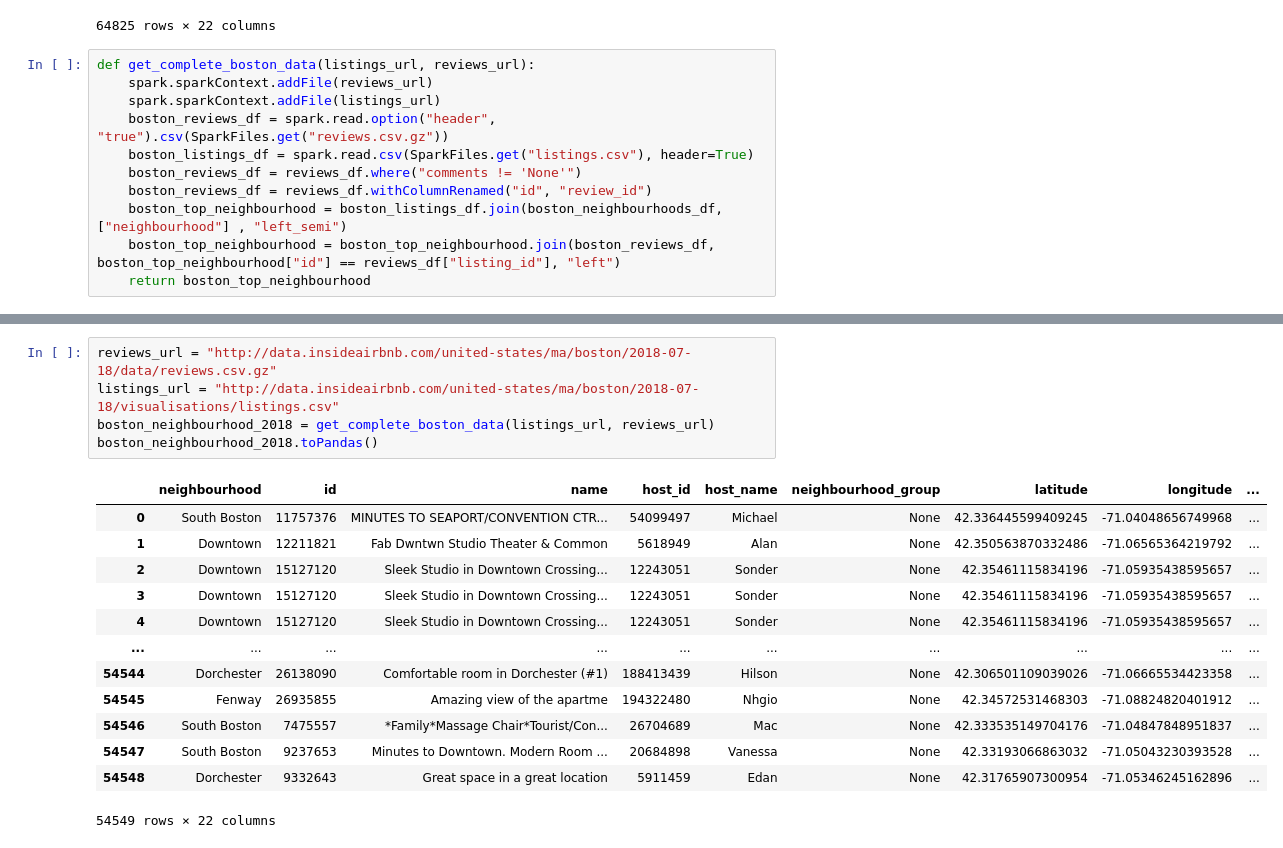
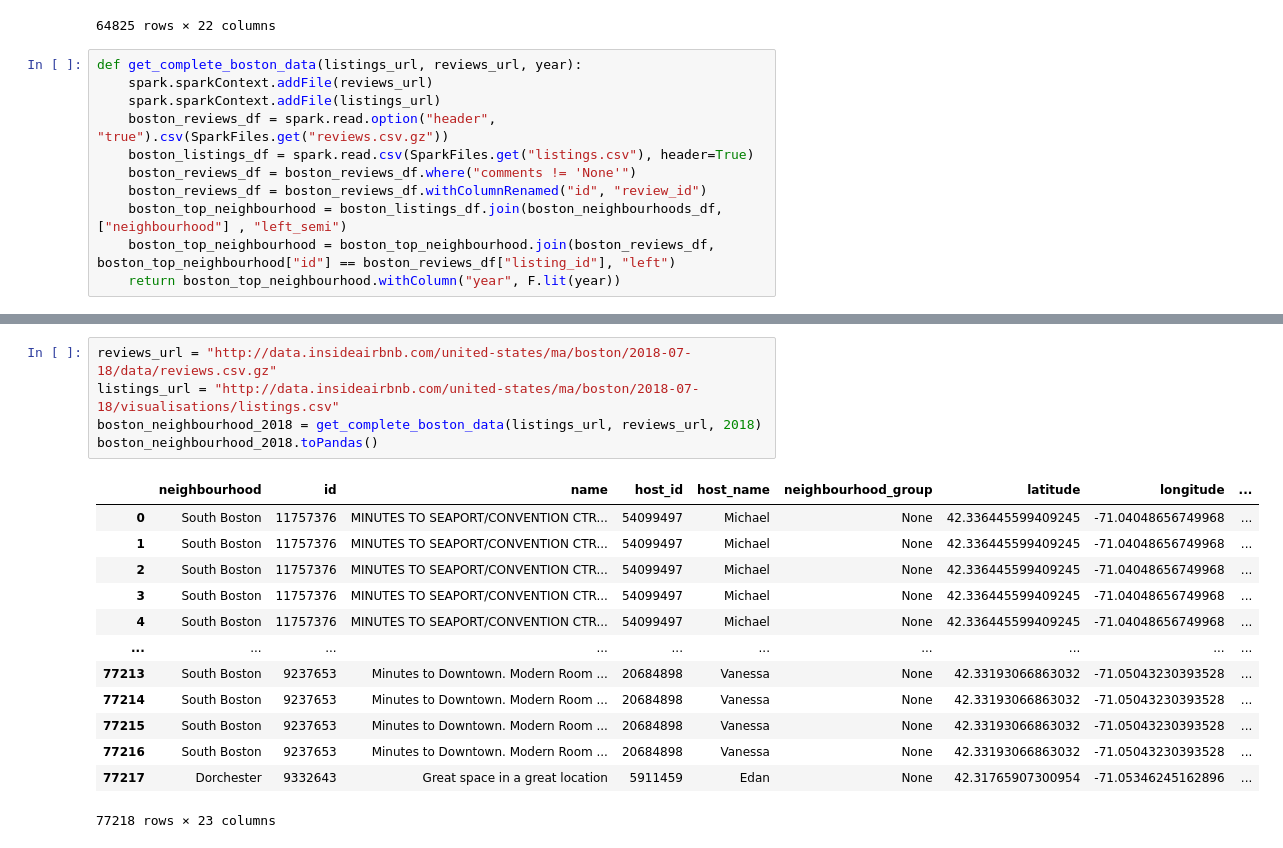
Before and after one commit to aditya-prasad-projects/Airbnb, a Jupyter notebook: test.ipynb, the cells around one changed output, grey strips where cells are left out. Drawn from its saved outputs; the diff is of its cells as text.

```diff
--- a/test.ipynb
+++ b/test.ipynb
@@ -286,16 +286,16 @@ boston_top_neighbourhood.toPandas()
 | 64824 | Allston | 38131632 | Gorgeous space in vibrant area, s... | 18110188 | Cindy | None | 42.35192 | -71.12404 | ... |
 64825 rows × 22 columns
 # %%
-def get_complete_boston_data(listings_url, reviews_url):
+def get_complete_boston_data(listings_url, reviews_url, year):
     spark.sparkContext.addFile(reviews_url)
     spark.sparkContext.addFile(listings_url)
     boston_reviews_df = spark.read.option("header", "true").csv(SparkFiles.get("reviews.csv.gz"))
     boston_listings_df = spark.read.csv(SparkFiles.get("listings.csv"), header=True)
-    boston_reviews_df = reviews_df.where("comments != 'None'")
-    boston_reviews_df = reviews_df.withColumnRenamed("id", "review_id")
+    boston_reviews_df = boston_reviews_df.where("comments != 'None'")
+    boston_reviews_df = boston_reviews_df.withColumnRenamed("id", "review_id")
     boston_top_neighbourhood = boston_listings_df.join(boston_neighbourhoods_df, ["neighbourhood"] , "left_semi")
-    boston_top_neighbourhood = boston_top_neighbourhood.join(boston_reviews_df, boston_top_neighbourhood["id"] == reviews_df["listing_id"], "left")
-    return boston_top_neighbourhood
+    boston_top_neighbourhood = boston_top_neighbourhood.join(boston_reviews_df, boston_top_neighbourhood["id"] == boston_reviews_df["listing_id"], "left")
+    return boston_top_neighbourhood.withColumn("year", F.lit(year))
 # %%
 reviews_url = "http://data.insideairbnb.com/united-states/ma/boston/2020-06-10/data/reviews.csv.gz"
 listings_url = "http://data.insideairbnb.com/united-states/ma/boston/2020-06-10/visualisations/listings.csv"
@@ -338,22 +338,22 @@ boston_neighbourhood_2019.toPandas()
 # %%
 reviews_url = "http://data.insideairbnb.com/united-states/ma/boston/2018-07-18/data/reviews.csv.gz"
 listings_url = "http://data.insideairbnb.com/united-states/ma/boston/2018-07-18/visualisations/listings.csv"
-boston_neighbourhood_2018 = get_complete_boston_data(listings_url, reviews_url)
+boston_neighbourhood_2018 = get_complete_boston_data(listings_url, reviews_url, 2018)
 boston_neighbourhood_2018.toPandas()
 # %% [output]
 |  | neighbourhood | id | name | host_id | host_name | neighbourhood_group | latitude | longitude | ... |
 | 0 | South Boston | 11757376 | MINUTES TO SEAPORT/CONVENTION CTR... | 54099497 | Michael | None | 42.336445599409245 | -71.04048656749968 | ... |
-| 1 | Downtown | 12211821 | Fab Dwntwn Studio Theater & Common | 5618949 | Alan | None | 42.350563870332486 | -71.06565364219792 | ... |
-| 2 | Downtown | 15127120 | Sleek Studio in Downtown Crossing... | 12243051 | Sonder | None | 42.35461115834196 | -71.05935438595657 | ... |
-| 3 | Downtown | 15127120 | Sleek Studio in Downtown Crossing... | 12243051 | Sonder | None | 42.35461115834196 | -71.05935438595657 | ... |
-| 4 | Downtown | 15127120 | Sleek Studio in Downtown Crossing... | 12243051 | Sonder | None | 42.35461115834196 | -71.05935438595657 | ... |
+| 1 | South Boston | 11757376 | MINUTES TO SEAPORT/CONVENTION CTR... | 54099497 | Michael | None | 42.336445599409245 | -71.04048656749968 | ... |
+| 2 | South Boston | 11757376 | MINUTES TO SEAPORT/CONVENTION CTR... | 54099497 | Michael | None | 42.336445599409245 | -71.04048656749968 | ... |
+| 3 | South Boston | 11757376 | MINUTES TO SEAPORT/CONVENTION CTR... | 54099497 | Michael | None | 42.336445599409245 | -71.04048656749968 | ... |
+| 4 | South Boston | 11757376 | MINUTES TO SEAPORT/CONVENTION CTR... | 54099497 | Michael | None | 42.336445599409245 | -71.04048656749968 | ... |
 | ... | ... | ... | ... | ... | ... | ... | ... | ... | ... |
-| 54544 | Dorchester | 26138090 | Comfortable room in Dorchester (#1) | 188413439 | Hilson | None | 42.306501109039026 | -71.06665534423358 | ... |
-| 54545 | Fenway | 26935855 | Amazing view of the apartme | 194322480 | Nhgio | None | 42.34572531468303 | -71.08824820401912 | ... |
-| 54546 | South Boston | 7475557 | *Family*Massage Chair*Tourist/Con... | 26704689 | Mac | None | 42.333535149704176 | -71.04847848951837 | ... |
-| 54547 | South Boston | 9237653 | Minutes to Downtown. Modern Room ... | 20684898 | Vanessa | None | 42.33193066863032 | -71.05043230393528 | ... |
-| 54548 | Dorchester | 9332643 | Great space in a great location | 5911459 | Edan | None | 42.31765907300954 | -71.05346245162896 | ... |
+| 77213 | South Boston | 9237653 | Minutes to Downtown. Modern Room ... | 20684898 | Vanessa | None | 42.33193066863032 | -71.05043230393528 | ... |
+| 77214 | South Boston | 9237653 | Minutes to Downtown. Modern Room ... | 20684898 | Vanessa | None | 42.33193066863032 | -71.05043230393528 | ... |
+| 77215 | South Boston | 9237653 | Minutes to Downtown. Modern Room ... | 20684898 | Vanessa | None | 42.33193066863032 | -71.05043230393528 | ... |
+| 77216 | South Boston | 9237653 | Minutes to Downtown. Modern Room ... | 20684898 | Vanessa | None | 42.33193066863032 | -71.05043230393528 | ... |
+| 77217 | Dorchester | 9332643 | Great space in a great location | 5911459 | Edan | None | 42.31765907300954 | -71.05346245162896 | ... |
-54549 rows × 22 columns
+77218 rows × 23 columns
 # %%
 reviews_url = "http://data.insideairbnb.com/united-states/ma/boston/2017-10-06/data/reviews.csv.gz"
 listings_url = "http://data.insideairbnb.com/united-states/ma/boston/2017-10-06/visualisations/listings.csv"
```
Also changed, not shown: parts of 9 cells of this notebook.
